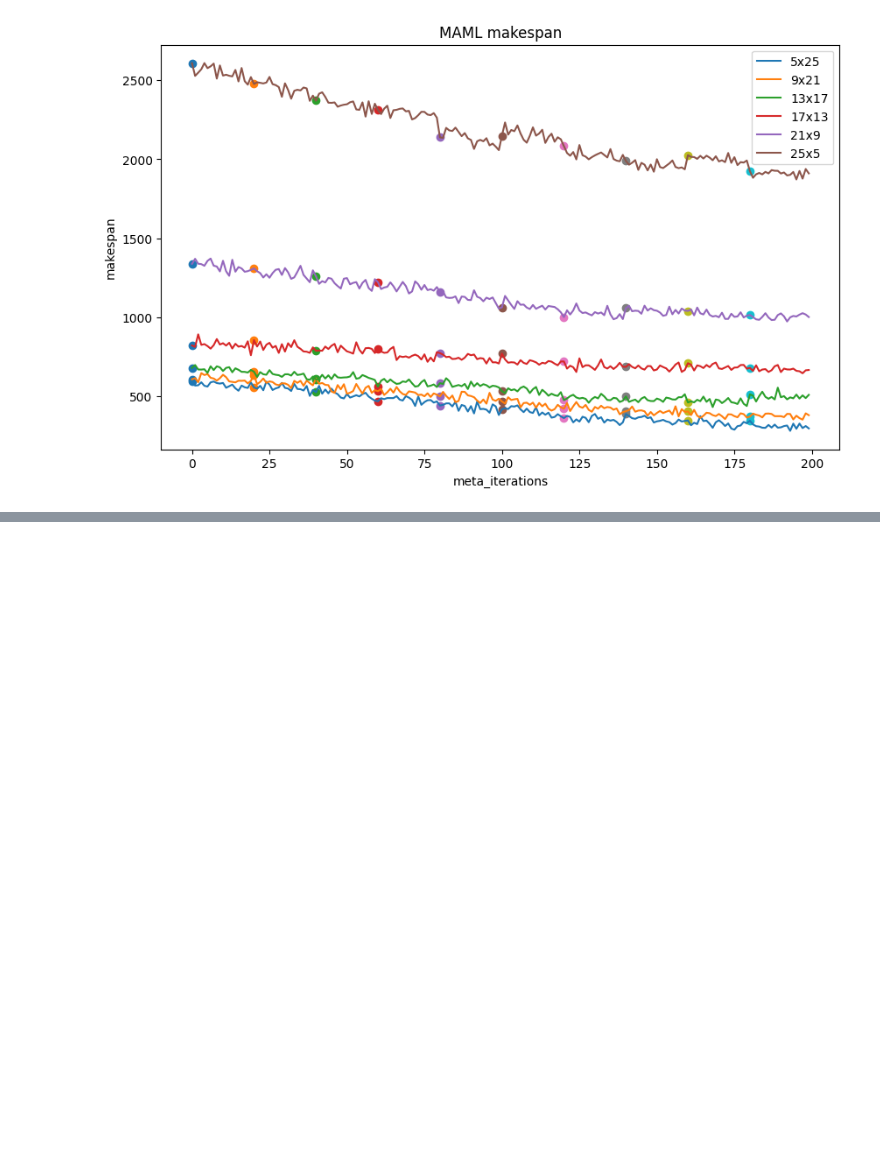
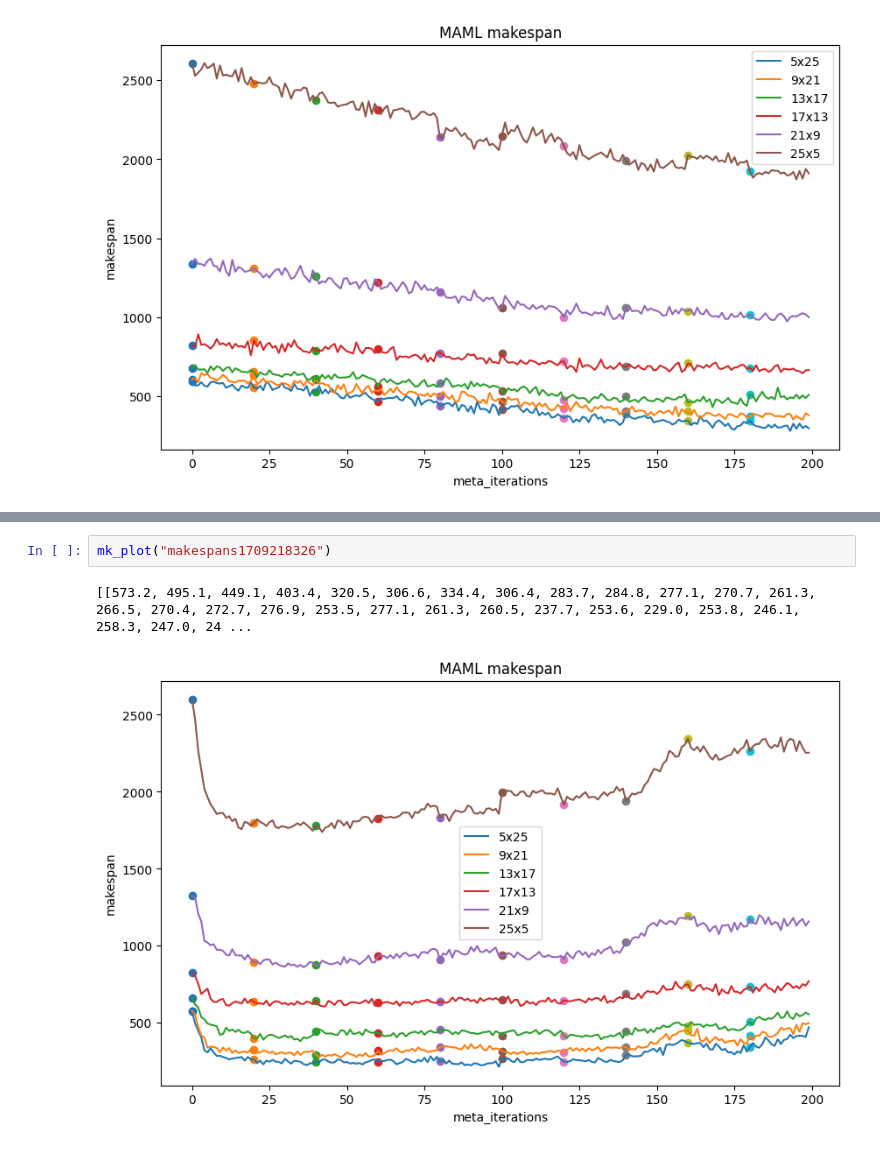
Before and after one commit to wulincong/FJSP-DRL, a Jupyter notebook: plot_imgs/maml_mk.ipynb, the cells around one changed output, grey strips where cells are left out. Drawn from its saved outputs; the diff is of its cells as text; blank space fills up the shorter version.

```diff
--- a/plot_imgs/maml_mk.ipynb
+++ b/plot_imgs/maml_mk.ipynb
@@ -66,0 +73,5 @@ mk_plot("makespans")
+# %%
+mk_plot("makespans1709218326")
+# %% [output]
+[[573.2, 495.1, 449.1, 403.4, 320.5, 306.6, 334.4, 306.4, 283.7, 284.8, 277.1, 270.7, 261.3, 266.5, 270.4, 272.7, 276.9, 253.5, 277.1, 261.3, 260.5, 237.7, 253.6, 229.0, 253.8, 246.1, 258.3, 247.0, 24 ...
+[figure, added]
```
Also changed, not shown: parts of 5 cells of this notebook, 18 other files.
